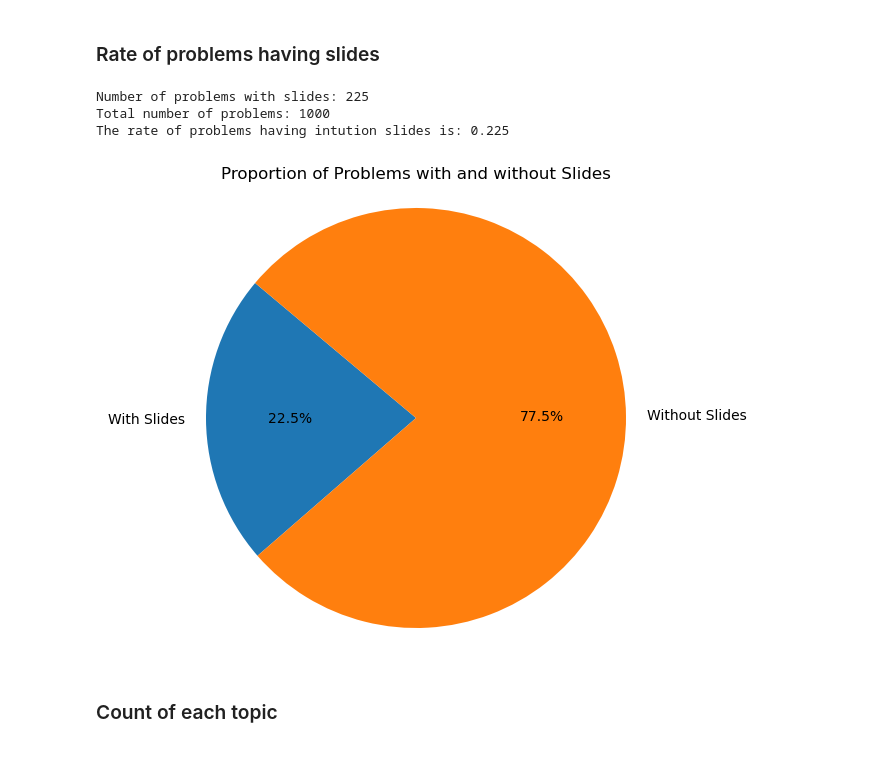
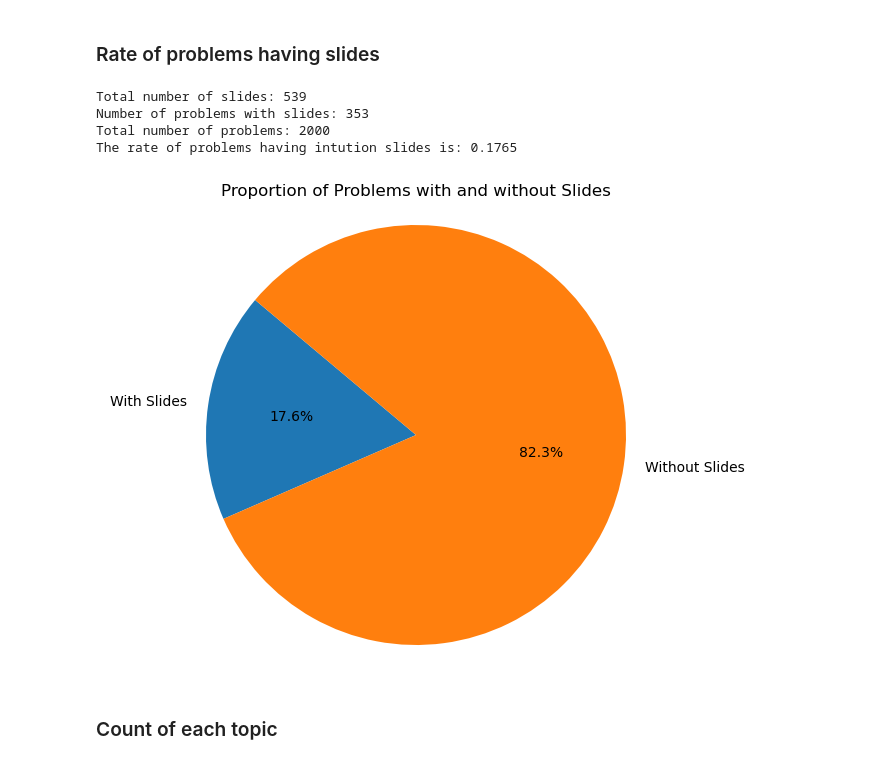
Before and after one commit to ETH-PEACH-Lab/intuition-visualisation, a Jupyter notebook: leetcode-crawler/leetcode_statistics_analysis.ipynb, the cells around one changed output. Saved outputs shown, nothing was run; the diff lists cells and outputs as text; code cells hidden in the pictures.

```diff
--- a/leetcode-crawler/leetcode_statistics_analysis.ipynb
+++ b/leetcode-crawler/leetcode_statistics_analysis.ipynb
@@ -31,25 +29,32 @@ df.head(10)
 # %%
 # Calculate the number of problems that have slides
 has_slides_count = df['Has Slides'].sum()
 total_problems = len(df)
+df['Slides Count'] = df['Slides Count'].replace('n/a', 0).astype(int)
+
+# Calculate the total number of slides
+total_slides = df['Slides Count'].sum()
+
+print(f"Total number of slides: {total_slides}")
 print(f"Number of problems with slides: {has_slides_count}")
 print(f"Total number of problems: {total_problems}")
 print(f"The rate of problems having intution slides is: {has_slides_count/total_problems}")
 
 # Create a pie chart to visualize the proportion of problems with and without slides
 labels = ['With Slides', 'Without Slides']
 sizes = [has_slides_count, total_problems - has_slides_count]
 
 plt.figure(figsize=(8, 6))
 plt.pie(sizes, labels=labels, autopct='%1.1f%%', startangle=140)
 plt.title('Proportion of Problems with and without Slides')
 plt.axis('equal')  # Equal aspect ratio ensures that pie is drawn as a circle.
 plt.show()
 # %% [output]
-Number of problems with slides: 225
-Total number of problems: 1000
-The rate of problems having intution slides is: 0.225
+Total number of slides: 539
+Number of problems with slides: 353
+Total number of problems: 2000
+The rate of problems having intution slides is: 0.1765
-[figure, old version]
+[figure, new version]
 # %% [markdown]
 ### Count of each topic
 # %%
```
Also changed, not shown: parts of 9 cells of this notebook, 2 other files.
